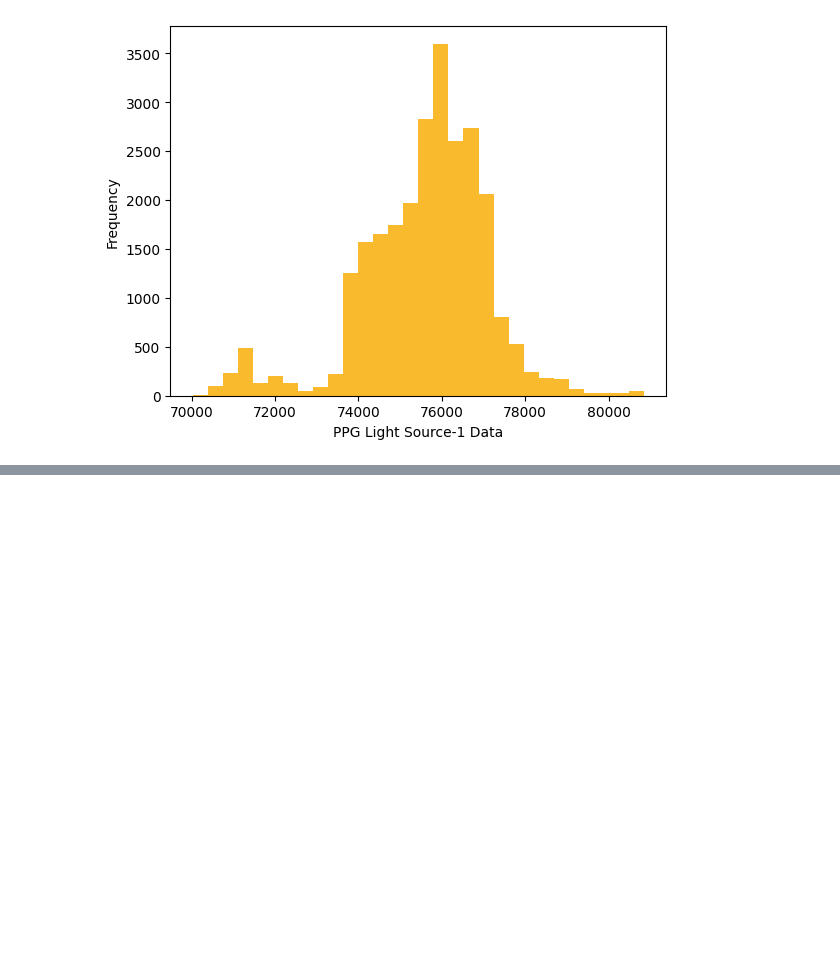
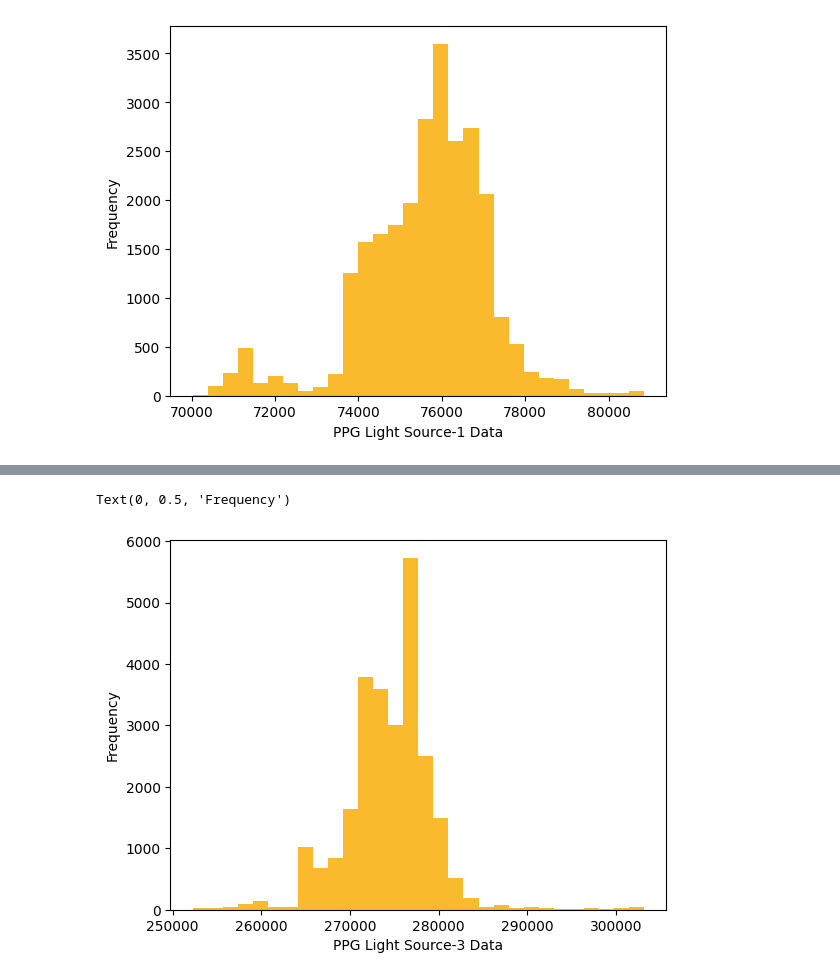
Before and after one commit to SenuraHansaja/H-IoT-Golob-Rice-Compression-Automation, a Jupyter notebook: PPG data/ppg_hist.ipynb, the cells around one changed output, grey strips where cells are left out. Saved outputs shown, nothing was run; the diff lists cells and outputs as text; code cells hidden in the pictures; blank space fills up the shorter version.

```diff
--- a/PPG data/ppg_hist.ipynb
+++ b/PPG data/ppg_hist.ipynb
@@ -35,0 +44,8 @@ Text(0, 0.5, 'Frequency')
+# %%
+column_3_unfil = data['Unnamed: 3'].dropna(inplace=False)
+plt.hist(column_3_unfil, bins=30,  color='#F9BA2D')
+plt.xlabel('PPG Light Source-3 Data')
+plt.ylabel('Frequency')
+# %% [output]
+Text(0, 0.5, 'Frequency')
+[figure, added]
```
Also changed, not shown: parts of 1 cell of this notebook, 2 other files.
